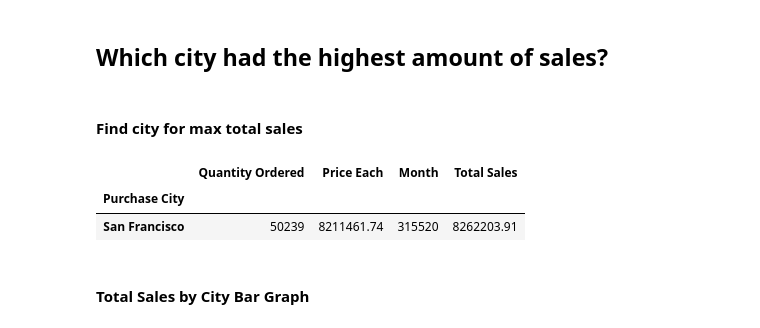
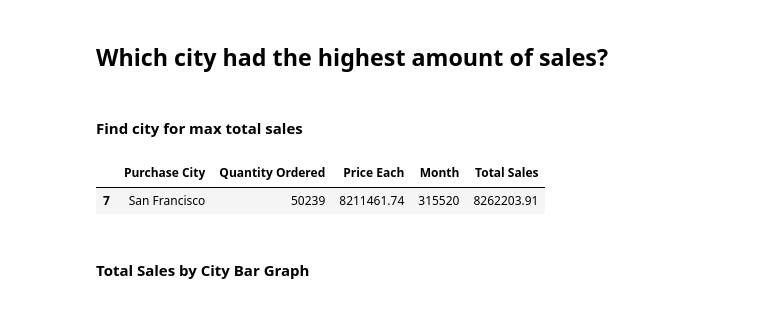
Before and after one commit to ogog1/Sales-Data-Analysis, a Jupyter notebook: analysis.ipynb, the cells around one changed output. Saved outputs shown, nothing was run; the diff lists cells and outputs as text; code cells hidden in the pictures.

```diff
--- a/analysis.ipynb
+++ b/analysis.ipynb
@@ -90,14 +86,13 @@ plt.show()
 # %% [markdown]
 #### Find city for max total sales
 # %%
-city_totals_df = all_data.groupby('Purchase City').sum()
+city_totals_df = all_data.groupby('Purchase City', as_index=False).sum()
 column1 = city_totals_df['Total Sales']
 max_city_sales = column1.max()
 
 city_totals_df.loc[city_totals_df['Total Sales'] == max_city_sales]
 # %% [output]
-|  | Quantity Ordered | Price Each | Month | Total Sales |
-| Purchase City |  |  |  |  |
-| San Francisco | 50239 | 8211461.74 | 315520 | 8262203.91 |
+|  | Purchase City | Quantity Ordered | Price Each | Month | Total Sales |
+| 7 | San Francisco | 50239 | 8211461.74 | 315520 | 8262203.91 |
 # %% [markdown]
 #### Total Sales by City Bar Graph
```
Also changed, not shown: parts of 3 cells of this notebook.
